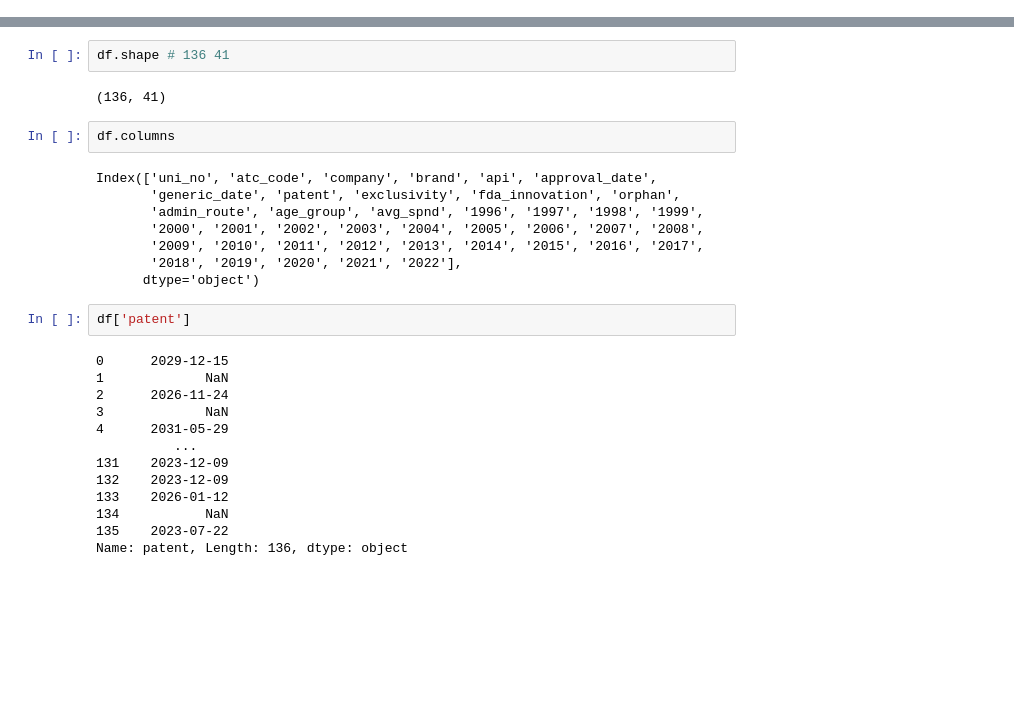
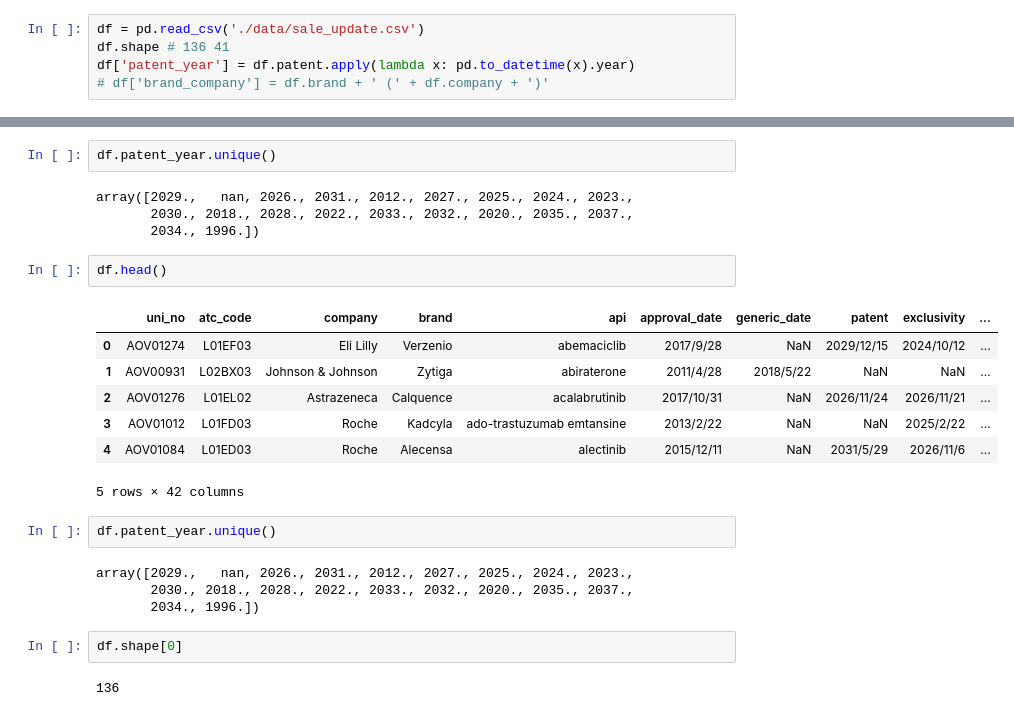
Before and after one commit to Tagara07/MachineLearningTutorial, a Jupyter notebook: aov_data.ipynb, the cells around one changed output, grey strips where cells are left out. Cells and saved outputs as stored; diff of their text form; blank space fills up the shorter version.

```diff
--- a/aov_data.ipynb
+++ b/aov_data.ipynb
@@ -7,0 +7,5 @@ df = pd.read_csv('./data/sale_update.csv')
+# %%
+df = pd.read_csv('./data/sale_update.csv')
+df.shape # 136 41
+df['patent_year'] = df.patent.apply(lambda x: pd.to_datetime(x).year)
+# df['brand_company'] = df.brand + ' (' + df.company + ')'
@@ -8,29 +33,26 @@ df = pd.read_csv('./data/sale_update.csv')
+# %%
+df.patent_year.unique()
+# %% [output]
+array([2029.,   nan, 2026., 2031., 2012., 2027., 2025., 2024., 2023.,
+       2030., 2018., 2028., 2022., 2033., 2032., 2020., 2035., 2037.,
+       2034., 1996.])
+# %%
+df.head()
+# %% [output]
+|  | uni_no | atc_code | company | brand | api | approval_date | generic_date | patent | exclusivity | ... |
+| 0 | AOV01274 | L01EF03 | Eli Lilly | Verzenio | abemaciclib | 2017/9/28 | NaN | 2029/12/15 | 2024/10/12 | ... |
+| 1 | AOV00931 | L02BX03 | Johnson & Johnson | Zytiga | abiraterone | 2011/4/28 | 2018/5/22 | NaN | NaN | ... |
+| 2 | AOV01276 | L01EL02 | Astrazeneca | Calquence | acalabrutinib | 2017/10/31 | NaN | 2026/11/24 | 2026/11/21 | ... |
+| 3 | AOV01012 | L01FD03 | Roche | Kadcyla | ado-trastuzumab emtansine | 2013/2/22 | NaN | NaN | 2025/2/22 | ... |
+| 4 | AOV01084 | L01ED03 | Roche | Alecensa | alectinib | 2015/12/11 | NaN | 2031/5/29 | 2026/11/6 | ... |
+5 rows × 42 columns
+# %%
+df.patent_year.unique()
+# %% [output]
+array([2029.,   nan, 2026., 2031., 2012., 2027., 2025., 2024., 2023.,
+       2030., 2018., 2028., 2022., 2033., 2032., 2020., 2035., 2037.,
+       2034., 1996.])
 # %%
-df.shape # 136 41
+df.shape[0]
 # %% [output]
-(136, 41)
+136
-# %%
-df.columns
-# %% [output]
-Index(['uni_no', 'atc_code', 'company', 'brand', 'api', 'approval_date',
-       'generic_date', 'patent', 'exclusivity', 'fda_innovation', 'orphan',
-       'admin_route', 'age_group', 'avg_spnd', '1996', '1997', '1998', '1999',
-       '2000', '2001', '2002', '2003', '2004', '2005', '2006', '2007', '2008',
-       '2009', '2010', '2011', '2012', '2013', '2014', '2015', '2016', '2017',
-       '2018', '2019', '2020', '2021', '2022'],
-      dtype='object')
-# %%
-df['patent']
-# %% [output]
-0      2029-12-15
-1             NaN
-2      2026-11-24
-3             NaN
-4      2031-05-29
-          ...
-131    2023-12-09
-132    2023-12-09
-133    2026-01-12
-134           NaN
-135    2023-07-22
-Name: patent, Length: 136, dtype: object
```
Also changed, not shown: parts of 19 cells of this notebook, 3 other files.
